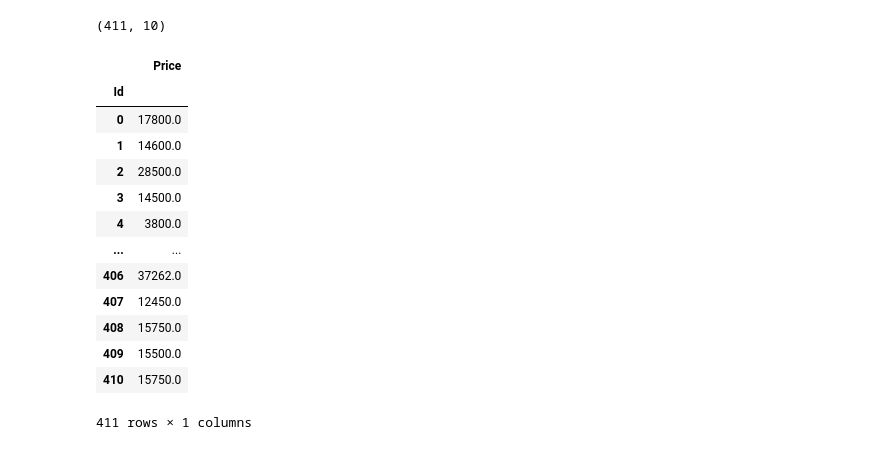
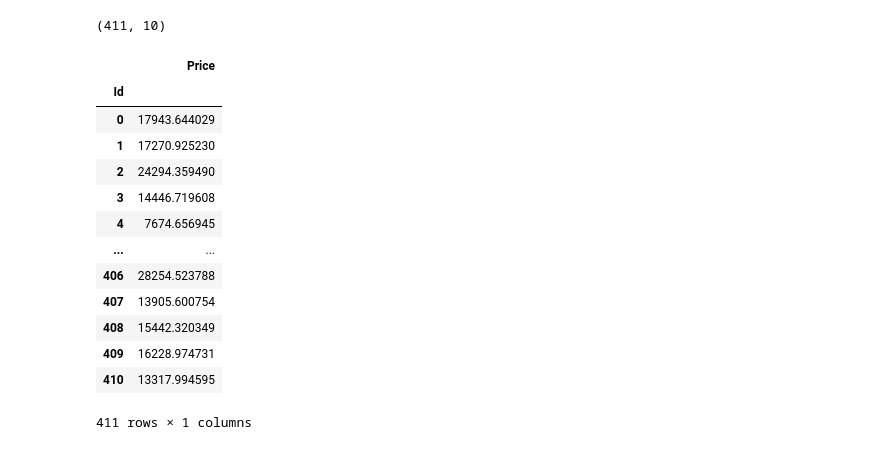
Before and after one commit to MuhammadAhmed3092/Machine-Learning, a Jupyter notebook: cars-price-prediction-using-advanced-regression.ipynb, the cells around one changed output. Saved outputs shown, nothing was run; the diff lists cells and outputs as text; code cells hidden in the pictures.

Commit message:
Kaggle Notebook | Cars Price Prediction Using Advanced Regression | Version 17

```diff
--- a/cars-price-prediction-using-advanced-regression.ipynb
+++ b/cars-price-prediction-using-advanced-regression.ipynb
@@ -192,7 +191,0 @@ Testing Accuracy of Linear Regression 0.46871295674771696
-# %%
-from sklearn.linear_model import Ridge
-
-ridge = Ridge(alpha=1.0)
-ridge.fit(X_train,y_train)
-print('Training Accuracy of Ridge Regression : ', ridge.score(X_train,y_train))
-print('Testing Accuracy of Ridge Regression : ', ridge.score(X_train,y_train))
@@ -202,7 +191,0 @@ Testing Accuracy of Ridge Regression :  0.46320723102685857
-# %%
-from sklearn.linear_model import Lasso
-
-lasso = Lasso(alpha=1.0)
-lasso.fit(X_train,y_train)
-print('Training Accuracy of Lasso Regression : ', lasso.score(X_train,y_train))
-print('Testing Accuracy of Lasso Regression : ', lasso.score(X_train,y_train))
@@ -212,7 +191,0 @@ Testing Accuracy of Lasso Regression :  0.4632074109257446
-# %%
-from sklearn.tree import DecisionTreeRegressor
-
-dtr = DecisionTreeRegressor()
-dtr.fit(X_train,y_train)
-print('Training Accuracy of Decision Tree Regressor : ', dtr.score(X_train,y_train))
-print('Testing Accuracy of Decsision Tree Regressor : ', dtr.score(X_test,y_test))
@@ -354,20 +332,20 @@ ypred_decision=dtr.predict(tests)
 # %%
-Prediction = pd.DataFrame({"Id" : test["Id"], "Price":ypred_decision})
+Prediction = pd.DataFrame({"Id" : test["Id"], "Price":ypred_gradient})
 Prediction.set_index("Id")
 # %% [output]
 |  | Price |
 | Id |  |
-| 0 | 17800.0 |
-| 1 | 14600.0 |
-| 2 | 28500.0 |
-| 3 | 14500.0 |
-| 4 | 3800.0 |
+| 0 | 17943.644029 |
+| 1 | 17270.925230 |
+| 2 | 24294.359490 |
+| 3 | 14446.719608 |
+| 4 | 7674.656945 |
 | ... | ... |
-| 406 | 37262.0 |
-| 407 | 12450.0 |
-| 408 | 15750.0 |
-| 409 | 15500.0 |
-| 410 | 15750.0 |
+| 406 | 28254.523788 |
+| 407 | 13905.600754 |
+| 408 | 15442.320349 |
+| 409 | 16228.974731 |
+| 410 | 13317.994595 |
 411 rows × 1 columns
 # %%
 Prediction.to_csv('submission.csv', index = False)
```
Also changed, not shown: parts of 12 cells of this notebook.
